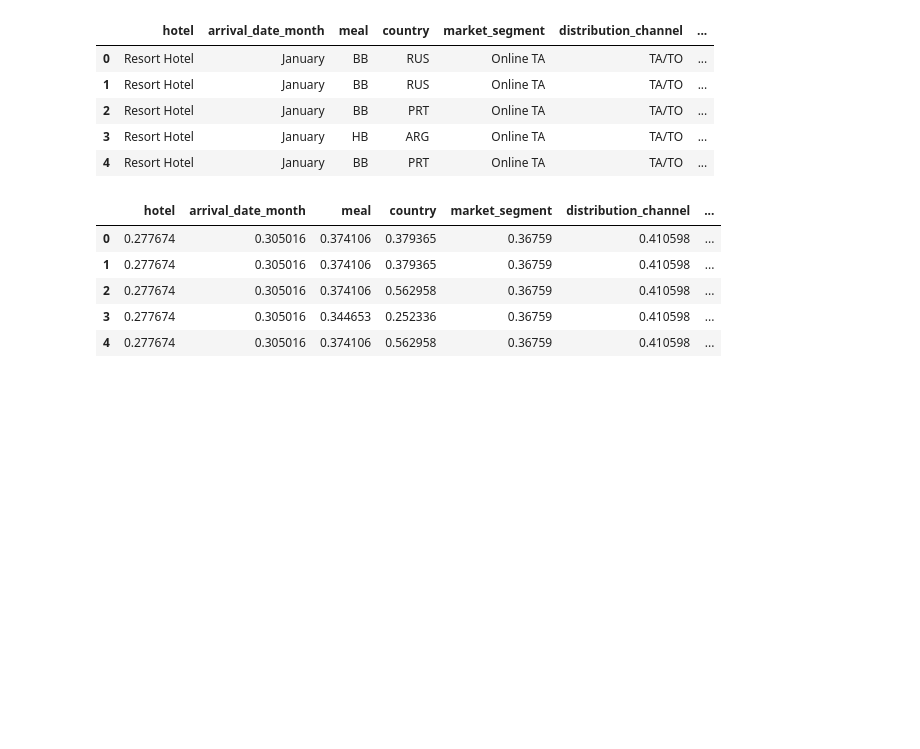
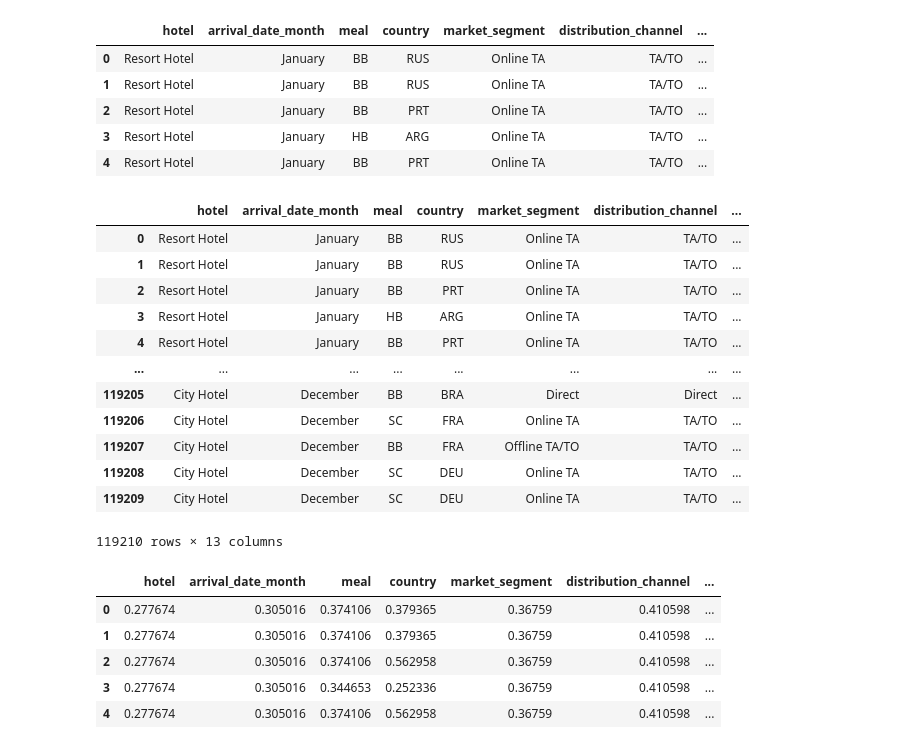
Before and after one commit to tengkumuazabs/my-portfolio, a Jupyter notebook: python-projects/machine-learning/hotel-bookings/hotel-bookings.ipynb, the cells around one changed output. Saved outputs shown, nothing was run; the diff lists cells and outputs as text; code cells hidden in the pictures; blank space fills up the shorter version.

```diff
--- a/python-projects/machine-learning/hotel-bookings/hotel-bookings.ipynb
+++ b/python-projects/machine-learning/hotel-bookings/hotel-bookings.ipynb
@@ -764,2 +544,18 @@ cols=cols[0:-1]
+# %%
+data_cat
+# %% [output]
+|  | hotel | arrival_date_month | meal | country | market_segment | distribution_channel | ... |
+| 0 | Resort Hotel | January | BB | RUS | Online TA | TA/TO | ... |
+| 1 | Resort Hotel | January | BB | RUS | Online TA | TA/TO | ... |
+| 2 | Resort Hotel | January | BB | PRT | Online TA | TA/TO | ... |
+| 3 | Resort Hotel | January | HB | ARG | Online TA | TA/TO | ... |
+| 4 | Resort Hotel | January | BB | PRT | Online TA | TA/TO | ... |
+| ... | ... | ... | ... | ... | ... | ... | ... |
+| 119205 | City Hotel | December | BB | BRA | Direct | Direct | ... |
+| 119206 | City Hotel | December | SC | FRA | Online TA | TA/TO | ... |
+| 119207 | City Hotel | December | BB | FRA | Offline TA/TO | TA/TO | ... |
+| 119208 | City Hotel | December | SC | DEU | Online TA | TA/TO | ... |
+| 119209 | City Hotel | December | SC | DEU | Online TA | TA/TO | ... |
+119210 rows × 13 columns
 # %%
 for col in cols:
```
Also changed, not shown: parts of 118 cells of this notebook.
